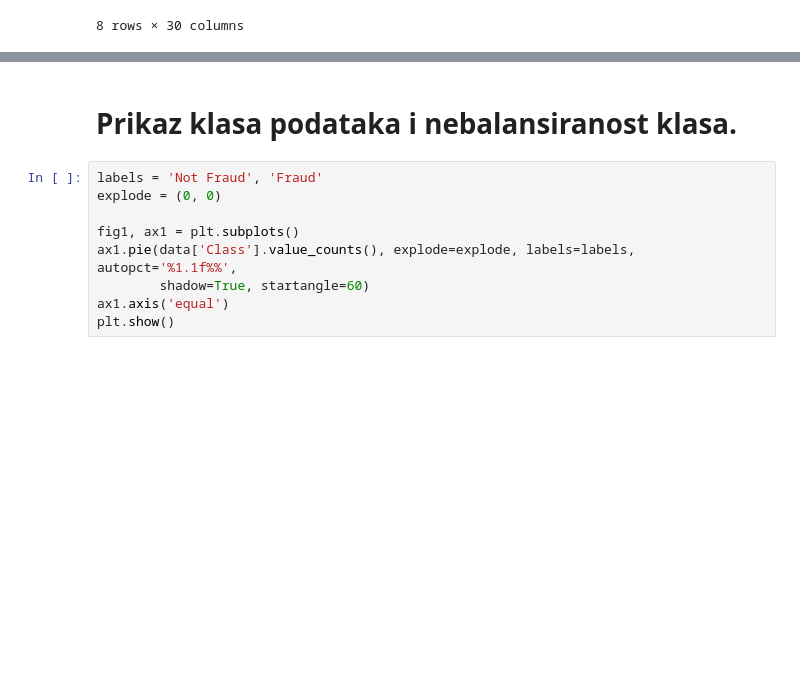
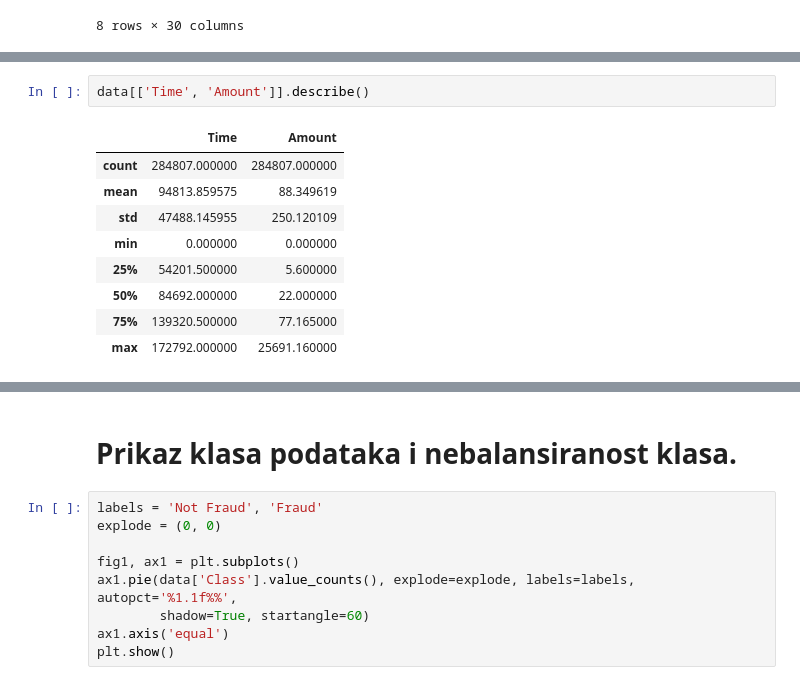
Before and after one commit to tomislav4545/otkrivanje_prijevara_s_kreditnim_karticama, a Jupyter notebook: Otkrivanje_prijevara_s_kreditnim_karticama.ipynb, the cells around one changed output, grey strips where cells are left out. Saved outputs shown, nothing was run; the diff lists cells and outputs as text; blank space fills up the shorter version.

```diff
--- a/Otkrivanje_prijevara_s_kreditnim_karticama.ipynb
+++ b/Otkrivanje_prijevara_s_kreditnim_karticama.ipynb
@@ -62,0 +76,12 @@ data.describe()
+# %%
+data[['Time', 'Amount']].describe()
+# %% [output]
+|  | Time | Amount |
+| count | 284807.000000 | 284807.000000 |
+| mean | 94813.859575 | 88.349619 |
+| std | 47488.145955 | 250.120109 |
+| min | 0.000000 | 0.000000 |
+| 25% | 54201.500000 | 5.600000 |
+| 50% | 84692.000000 | 22.000000 |
+| 75% | 139320.500000 | 77.165000 |
+| max | 172792.000000 | 25691.160000 |
```
Also changed, not shown: parts of 5 cells of this notebook.
